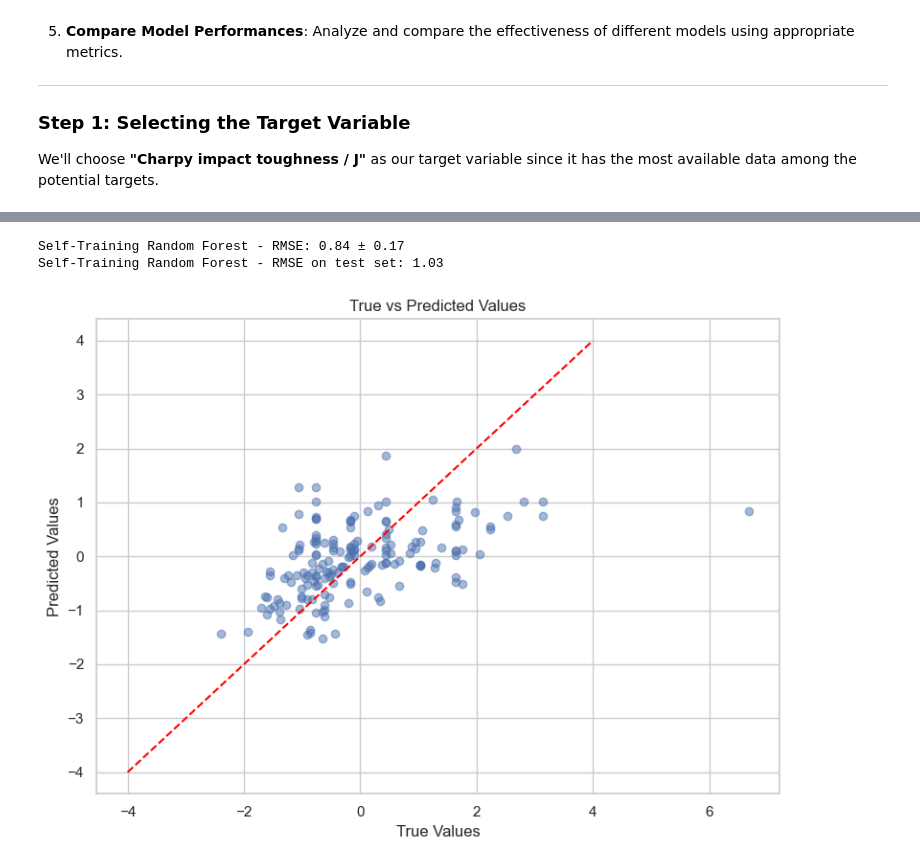
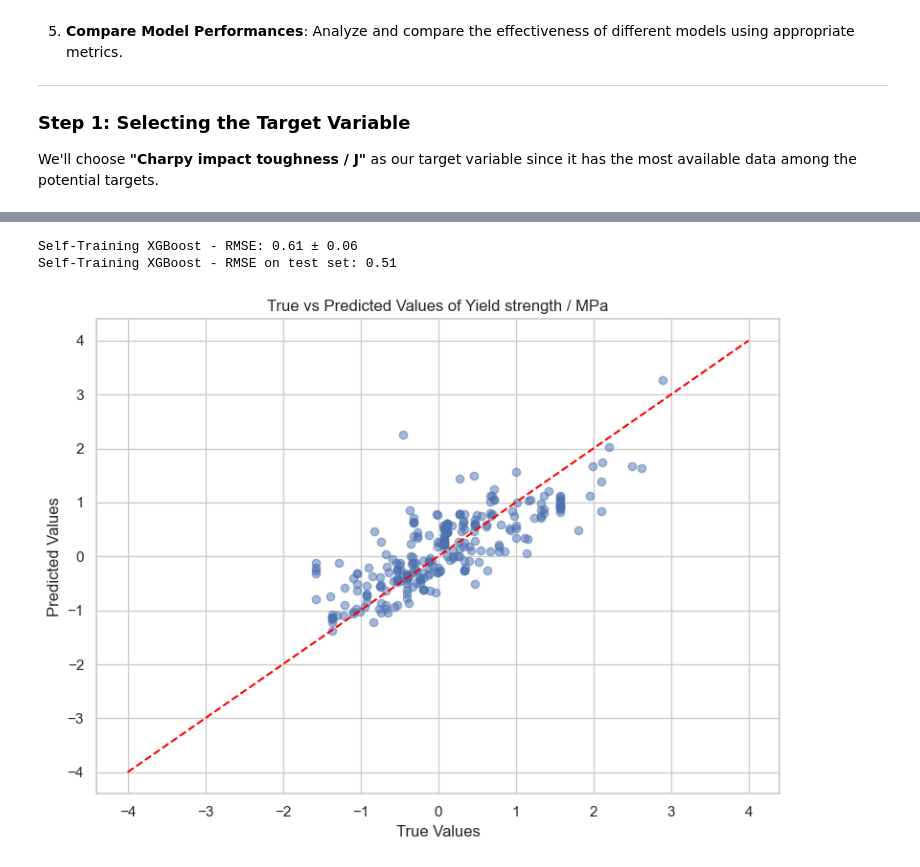
Before and after one commit to louisgthier/welding-quality-prediction, a Jupyter notebook: weld_quality_prediction.ipynb, the cells around one changed output, grey strips where cells are left out. Cells and saved outputs as stored; diff of their text form; code cells hidden in the pictures.

```diff
--- a/weld_quality_prediction.ipynb
+++ b/weld_quality_prediction.ipynb
@@ -206,6 +213,7 @@ potential_targets = [
     'Elongation / %',
     'Reduction of Area / %',
     'Charpy impact toughness / J',
+    '50% FATT',
 ]
 
 # Check availability and missing values of potential target variables
@@ -278,16 +288,3 @@ for target in potential_targets:
 ### **Conclusion**:
 
 For the model to be useful in evaluating the quality of a weld **without breaking it**, the focus should be on building a predictive model using non-destructive features to infer mechanical properties that typically require destructive testing, such as tensile strength or Charpy impact toughness. By leveraging non-destructive data, we can ensure that the welds remain intact while still making reliable predictions about their quality.
-# %%
-# Separate df into training and testing sets
-from sklearn.model_selection import train_test_split
-
-target_variables = ["Yield strength / MPa", "Ultimate tensile strength / MPa", "Elongation / %", "Reduction of Area / %", "Charpy impact toughness / J", "Charpy temperature"]
-
-numerical_features = numerical_cols.drop(target_variables)
-
-# Train-test split
-X_train, X_test, Y_train, Y_test = train_test_split(df.drop(target_variables, axis=1), df[target_variables], test_size=0.2, random_state=42)
-
-print("X_train shape:", X_train.shape)
-print("X_test shape:", X_test.shape)
@@ -487,7 +618,8 @@ In this section, we will apply various machine learning (ML) models to predict t
 We'll choose **"Charpy impact toughness / J"** as our target variable since it has the most available data among the potential targets.
 # %%
 # Define the target variable
-target = target_variables[3]
+# Targets are ['Yield strength / MPa', 'Ultimate tensile strength / MPa', 'Elongation / %', 'Reduction of Area / %', 'Charpy impact toughness / J', '50% FATT']
+target = target_variables[0]
 
 # Y_train is a matrix with all target variables, y_train is a vector with a unique target variable
 y_train = Y_train_scaled[target]
@@ -570,7 +708,7 @@ models = {
     'Linear Regression': LinearRegression(),
     'Random Forest': RandomForestRegressor(n_estimators=100, random_state=42),
     'Gradient Boosting': GradientBoostingRegressor(n_estimators=100, random_state=42),
-    'Support Vector Machine': SVR(),
+    'Support Vector Machine': SVR(kernel='linear'),
     'XGBoost': xgb.XGBRegressor(objective='reg:squarederror', n_estimators=100, random_state=42)
 }
 
@@ -597,4 +735,7 @@ for name, model in all_models.items():
     rmse_test = np.sqrt(mean_squared_error(y_test_labeled, y_pred))
     print(f"{name} - RMSE on test set: {rmse_test:.2f}")
     print()
+
+X_current = X_train_labeled_pca
+Y_current = y_train_labeled
 # %% [output]
@@ -696,35 +837,36 @@ High confidence predictions to add: 0
 No high-confidence predictions available. Stopping self-training.
 # %%
 # Initialize the model
-semi_supervised_model = RandomForestRegressor(n_estimators=100, random_state=42)
+model_name = 'XGBoost'
+semi_supervised_model = models[model_name]
 
 # Fit the model on the expanded labeled dataset
 semi_supervised_model.fit(X_current, Y_current)
 
 # Perform cross-validation
 neg_mse_ss = cross_val_score(semi_supervised_model, X_current, Y_current,
                              cv=5, scoring='neg_mean_squared_error')
 rmse_ss = np.sqrt(-neg_mse_ss)
-cv_results['Self-Training Random Forest'] = rmse_ss
+cv_results[f'Self-Training {model_name}'] = rmse_ss
 
-print(f"Self-Training Random Forest - RMSE: {rmse_ss.mean():.2f} ± {rmse_ss.std():.2f}")
+print(f"Self-Training {model_name} - RMSE: {rmse_ss.mean():.2f} ± {rmse_ss.std():.2f}")
 
 # RMSE with X_test_labeled and y_test_labeled
 y_pred = semi_supervised_model.predict(X_test_labeled_pca)
 rmse_test = np.sqrt(mean_squared_error(y_test_labeled, y_pred))
-print(f"Self-Training Random Forest - RMSE on test set: {rmse_test:.2f}")
+print(f"Self-Training {model_name} - RMSE on test set: {rmse_test:.2f}")
 
 # Plot the predictions
 plt.figure(figsize=(8, 6))
 plt.scatter(y_test_labeled, y_pred, alpha=0.5)
 plt.plot([-4, 4], [-4, 4], color='red', linestyle='--')
 plt.xlabel('True Values')
 plt.ylabel('Predicted Values')
-plt.title('True vs Predicted Values')
+plt.title('True vs Predicted Values of ' + target)
 plt.grid(True)
 plt.tight_layout()
 plt.show()
 # %% [output]
-Self-Training Random Forest - RMSE: 0.84 ± 0.17
-Self-Training Random Forest - RMSE on test set: 1.03
+Self-Training XGBoost - RMSE: 0.61 ± 0.06
+Self-Training XGBoost - RMSE on test set: 0.51
-[figure, old version]
+[figure, new version]
```
Also changed, not shown: parts of 22 cells of this notebook.
